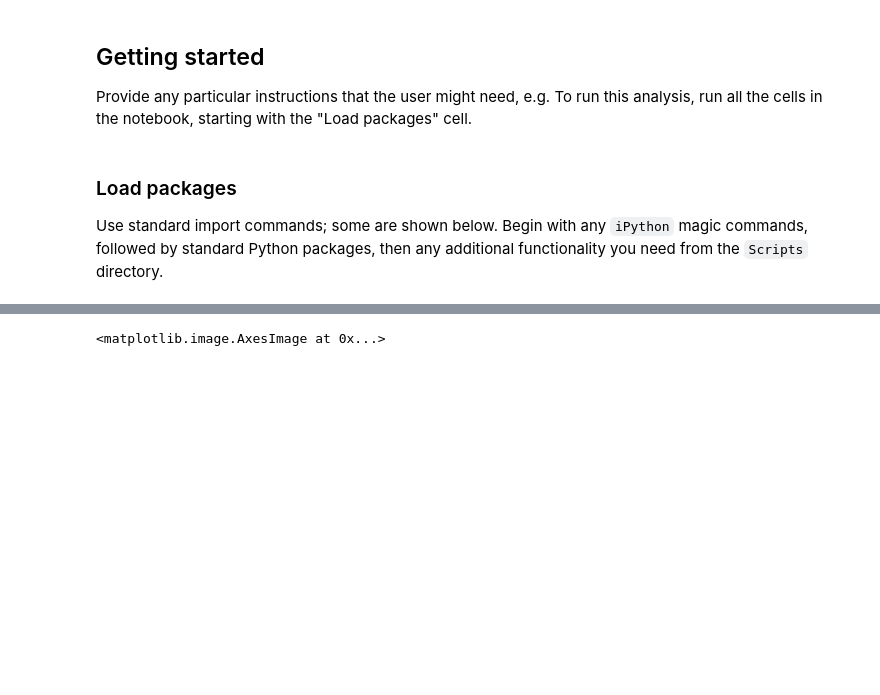
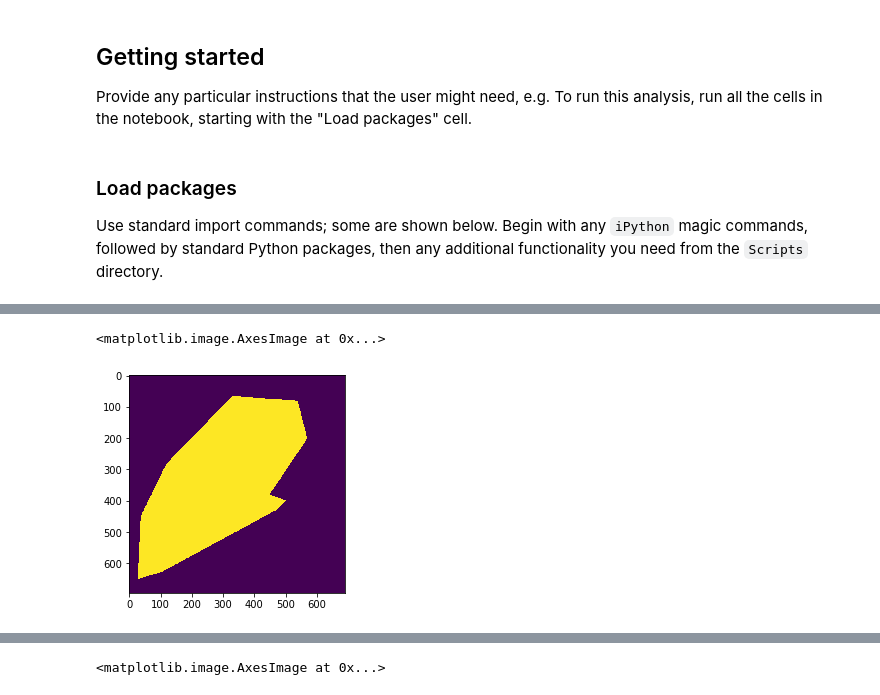
Before and after one commit to GeoscienceAustralia/dea-notebooks, a Jupyter notebook: Real_world_examples/Tidal_powerplant.ipynb, the cells around one changed output, grey strips where cells are left out. Saved outputs shown, nothing was run; the diff lists cells and outputs as text; code cells hidden in the pictures; blank space fills up the shorter version.

```diff
--- a/Real_world_examples/Tidal_powerplant.ipynb
+++ b/Real_world_examples/Tidal_powerplant.ipynb
@@ -140,0 +190,6 @@ Attributes:
+# %%
+msk = mask(item_data.relative, poly)
+plt.imshow(msk)
+# %% [output]
+<matplotlib.image.AxesImage at 0x...>
+[figure, added]
```
Also changed, not shown: parts of 15 cells of this notebook, 1 other file.
